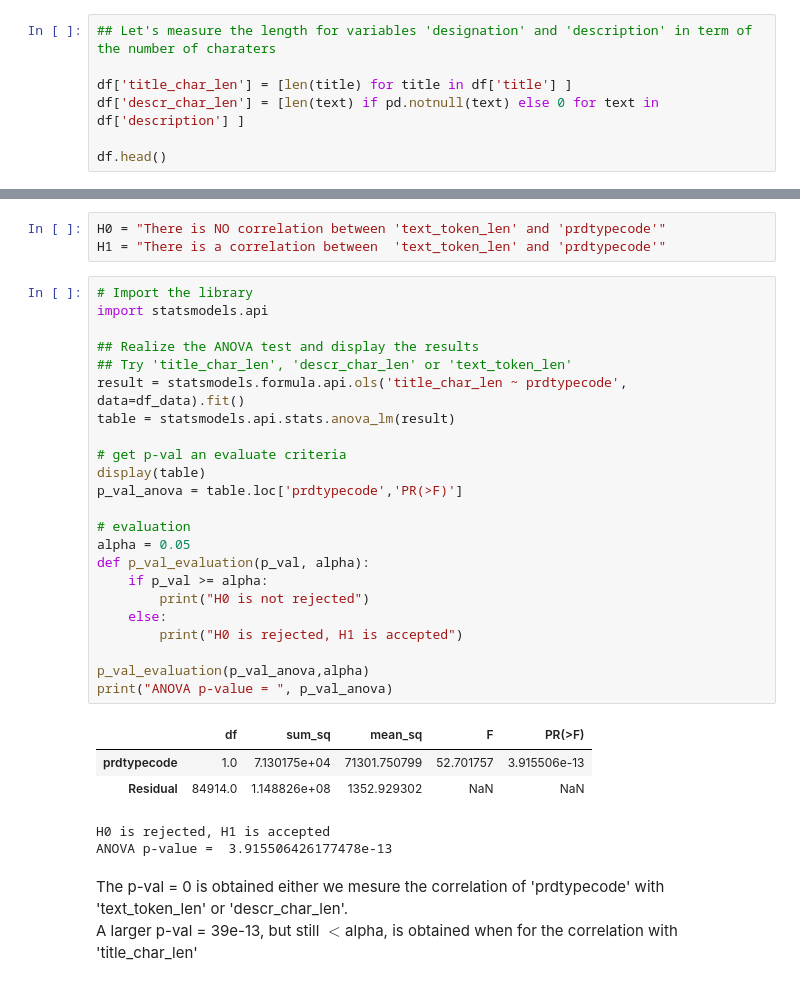
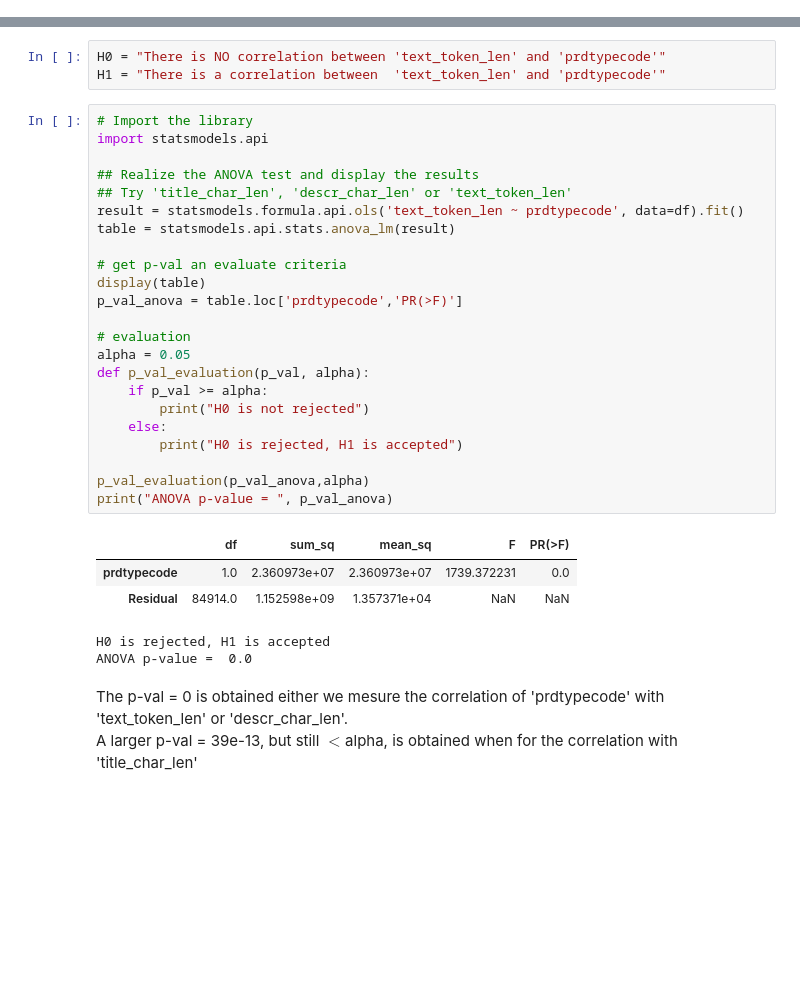
Before and after one commit to RamiroHR/Multimodal-Data-Product-Classification-Model, a Jupyter notebook: Rakuten_DataExploration.ipynb, the cells around one changed output, grey strips where cells are left out. Saved outputs shown, nothing was run; the diff lists cells and outputs as text; blank space fills up the shorter version.

```diff
--- a/Rakuten_DataExploration.ipynb
+++ b/Rakuten_DataExploration.ipynb
@@ -172,7 +211,0 @@ Olivia: Personalisiertes Notizbuch / 150 Seiten / Punktraster / Ca Din A5 / Rose
-# %%
-## Let's measure the length for variables 'designation' and 'description' in term of the number of charaters
-
-df['title_char_len'] = [len(title) for title in df['title'] ]
-df['descr_char_len'] = [len(text) if pd.notnull(text) else 0 for text in df['description'] ]
-
-df.head()
@@ -749,32 +568,32 @@ H1 = "There is a correlation between  'text_token_len' and 'prdtypecode'"
 # %%
 # Import the library
 import statsmodels.api
 
 ## Realize the ANOVA test and display the results
 ## Try 'title_char_len', 'descr_char_len' or 'text_token_len'
-result = statsmodels.formula.api.ols('title_char_len ~ prdtypecode', data=df_data).fit()
+result = statsmodels.formula.api.ols('text_token_len ~ prdtypecode', data=df).fit()
 table = statsmodels.api.stats.anova_lm(result)
 
 # get p-val an evaluate criteria
 display(table)
 p_val_anova = table.loc['prdtypecode','PR(>F)']
 
 # evaluation
 alpha = 0.05
 def p_val_evaluation(p_val, alpha):
     if p_val >= alpha:
         print("H0 is not rejected")
     else:
         print("H0 is rejected, H1 is accepted")
 
 p_val_evaluation(p_val_anova,alpha)
 print("ANOVA p-value = ", p_val_anova)
 # %% [output]
 |  | df | sum_sq | mean_sq | F | PR(>F) |
-| prdtypecode | 1.0 | 7.130175e+04 | 71301.750799 | 52.701757 | 3.915506e-13 |
-| Residual | 84914.0 | 1.148826e+08 | 1352.929302 | NaN | NaN |
+| prdtypecode | 1.0 | 2.360973e+07 | 2.360973e+07 | 1739.372231 | 0.0 |
+| Residual | 84914.0 | 1.152598e+09 | 1.357371e+04 | NaN | NaN |
 H0 is rejected, H1 is accepted
-ANOVA p-value =  3.915506426177478e-13
+ANOVA p-value =  0.0
 # %% [markdown]
 The p-val = 0 is obtained either we mesure the correlation of 'prdtypecode' with 'text_token_len' or 'descr_char_len'.
 A larger p-val = 39e-13, but still $<$alpha, is obtained when for the correlation with 'title_char_len'
```
Also changed, not shown: parts of 94 cells of this notebook.
